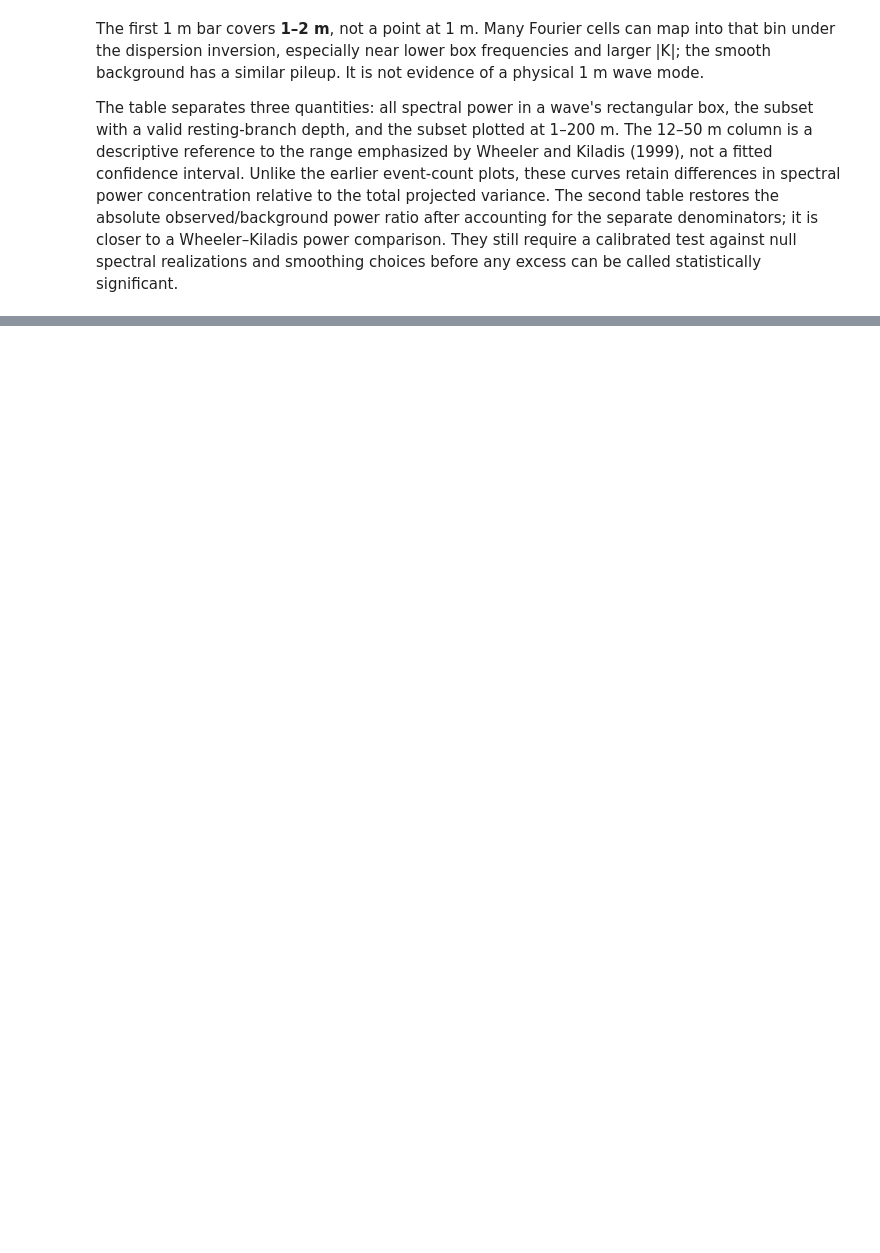
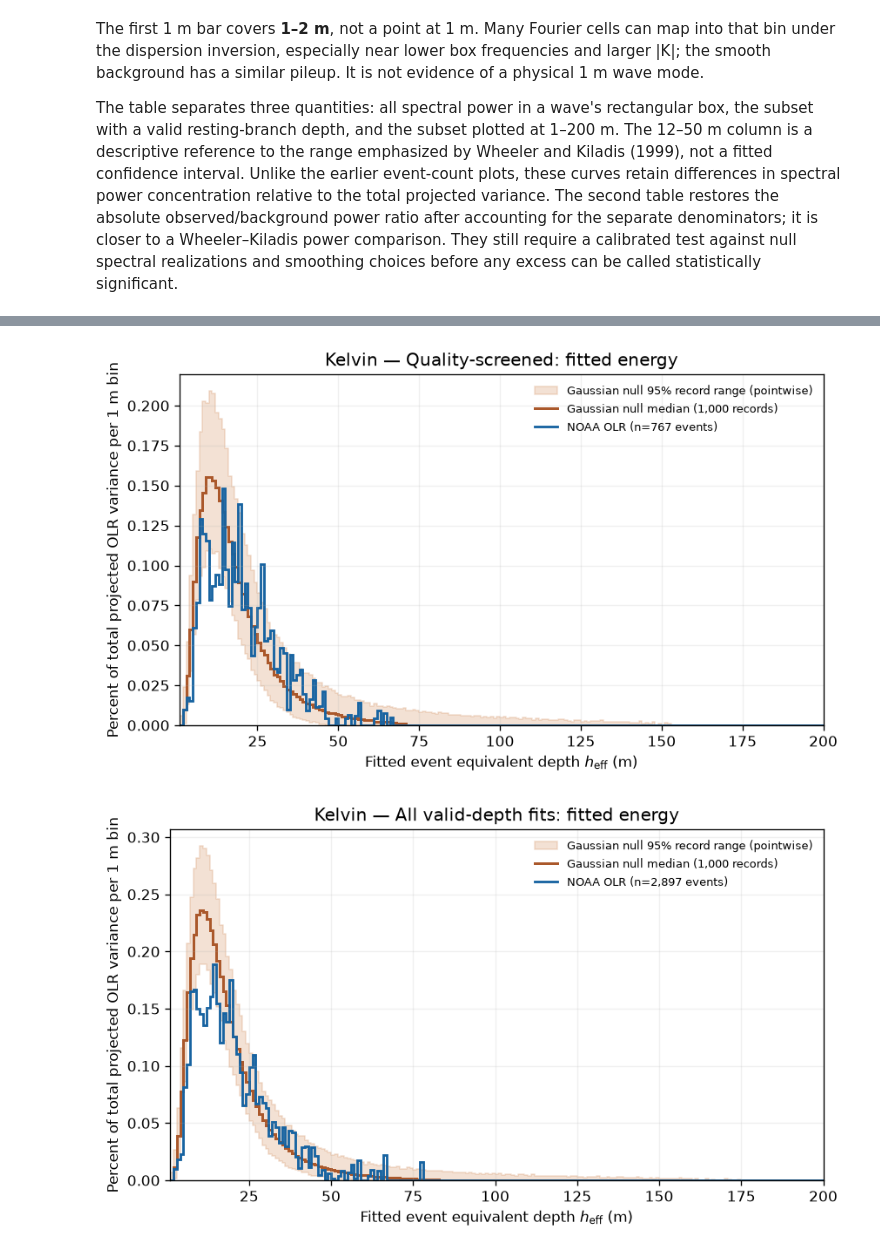
Before and after one commit to pedroanguloumana/cmip6_equiv_depth_distributions, a Jupyter notebook: notebooks/codex_heff_distribution_noaa.ipynb, the cells around one changed output, grey strips where cells are left out. Cells and saved outputs as stored; diff of their text form; code cells hidden in the pictures; blank space fills up the shorter version.

```diff
--- a/notebooks/codex_heff_distribution_noaa.ipynb
+++ b/notebooks/codex_heff_distribution_noaa.ipynb
@@ -482,0 +616,7 @@ The table separates three quantities: all spectral power in a wave's rectangular
+# %%
+for wave in WAVES:
+    for selection in SELECTIONS:
+        plot_event_energy(wave, selection, "fitted")
+# %% [output]
+[figure, added]
+[figure, added]
```
Also changed, not shown: parts of 11 cells of this notebook, 3 other files.
